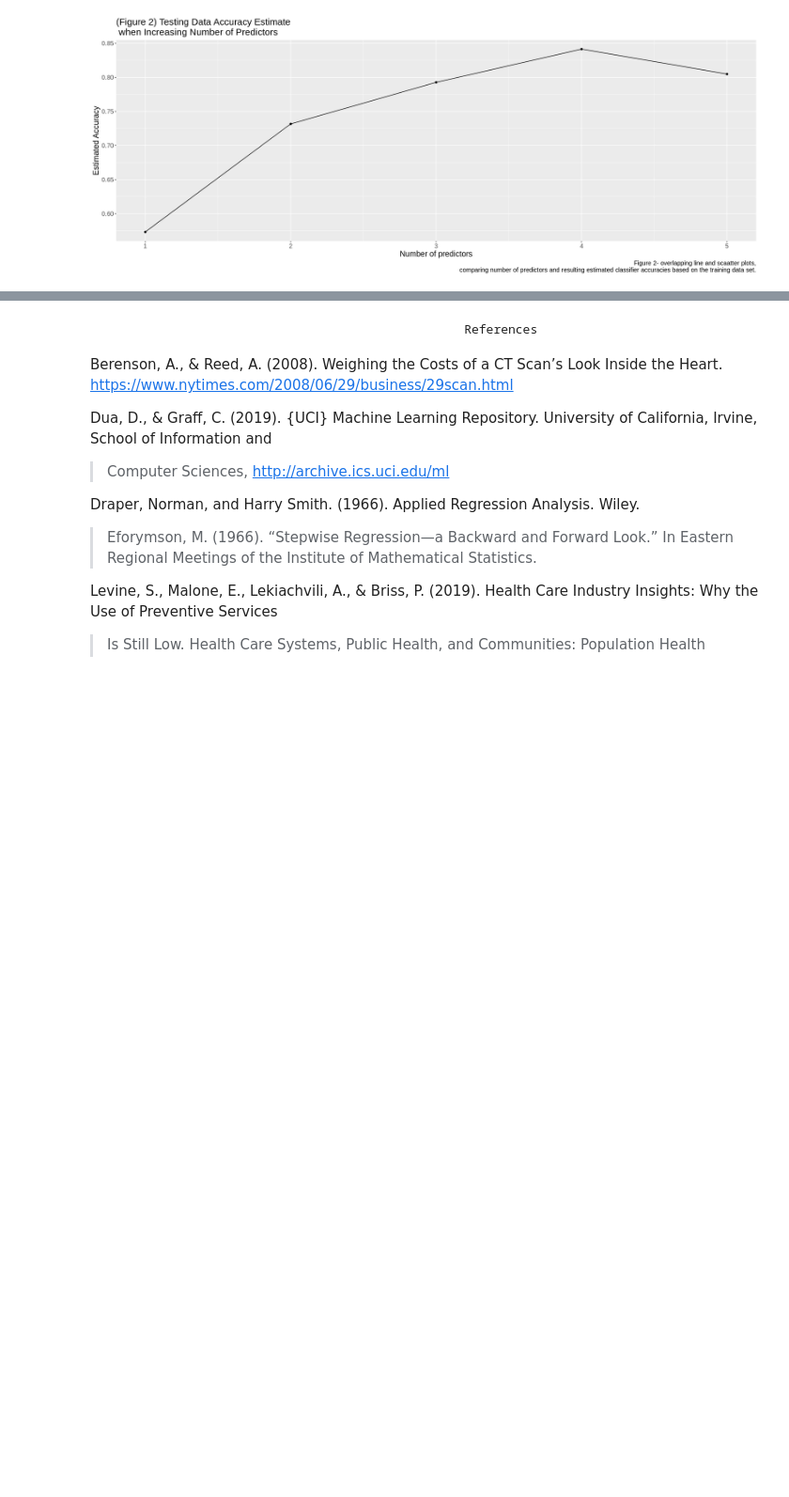
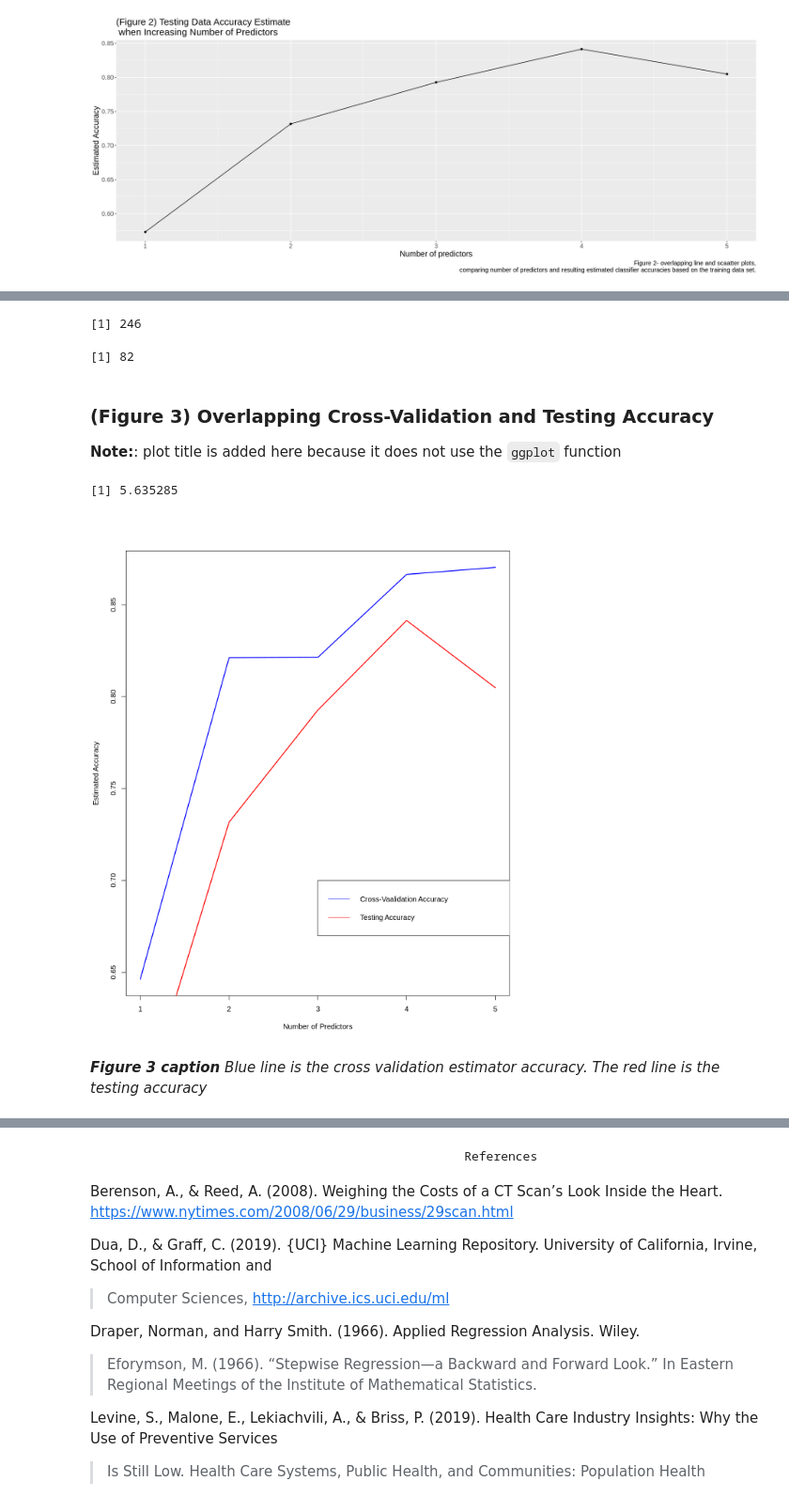
Before and after one commit to justinlook/dsci-100-2022w1-group-10, a Jupyter notebook: Final-project-group10.ipynb, the cells around one changed output, grey strips where cells are left out. Shown: that part at 94% size. Drawn from its saved outputs; the diff is of its cells as text; code cells hidden in the pictures; blank space fills up the shorter version.

```diff
--- a/Final-project-group10.ipynb
+++ b/Final-project-group10.ipynb
@@ -674,0 +694,11 @@ A tibble: 5 × 3
+# %%
+mean_cv <- accuracies|>
+summarize(mean = mean(accuracy))|>
+pull()
+
+mean_ta <- testing_accuracies|>
+summarize(mean = mean(accuracy))|>
+pull()
+
+mean_difference <- (mean_cv-mean_ta)*100
+mean_difference
@@ -695,0 +728,26 @@ plot_grid(accuracies_cross_validation_plot, accuracies_testing_data_plot, ncol =
+# %%
+nrow(upsampled_cleveland_training)
+nrow(upsampled_cleveland_testing)
+# %% [output]
+[1] 246
+[1] 82
+# %% [markdown]
+### (Figure 3) Overlapping Cross-Validation and Testing Accuracy
+**Note:**: plot title is added here because it does not use the `ggplot` function
+# %%
+options(repr.plot.width=10, repr.plot.height=12)
+`Number of Predictors` = c(1, 2, 3, 4, 5)
+`Estimated Accuracy` = c(0.6463333, 0.8211667, 0.8213333, 0.8665000, 0.8703333)
+x2 = c(1, 2, 3, 4, 5)
+y2 = c(0.5731707, 0.7317073, 0.7926829, 0.8414634, 0.8048780)
+
+plot(`Number of Predictors`, `Estimated Accuracy`, type='l', col='blue', lty = 1,pch=19,lwd=2)
+lines(x2, y2, col='red', lty = 1,pch=19,lwd=2)
+legend(3, 0.7, legend=c('Cross-Vaalidation Accuracy', 'Testing Accuracy'),col=c('blue', 'red'), lty=1)
+
+mean_difference
+# %% [output]
+[1] 5.635285
+[figure, added]
+# %% [markdown]
+_**Figure 3 caption** Blue line is the cross validation estimator accuracy.  The red line is the testing accuracy_
```
Also changed, not shown: parts of 18 cells of this notebook.
